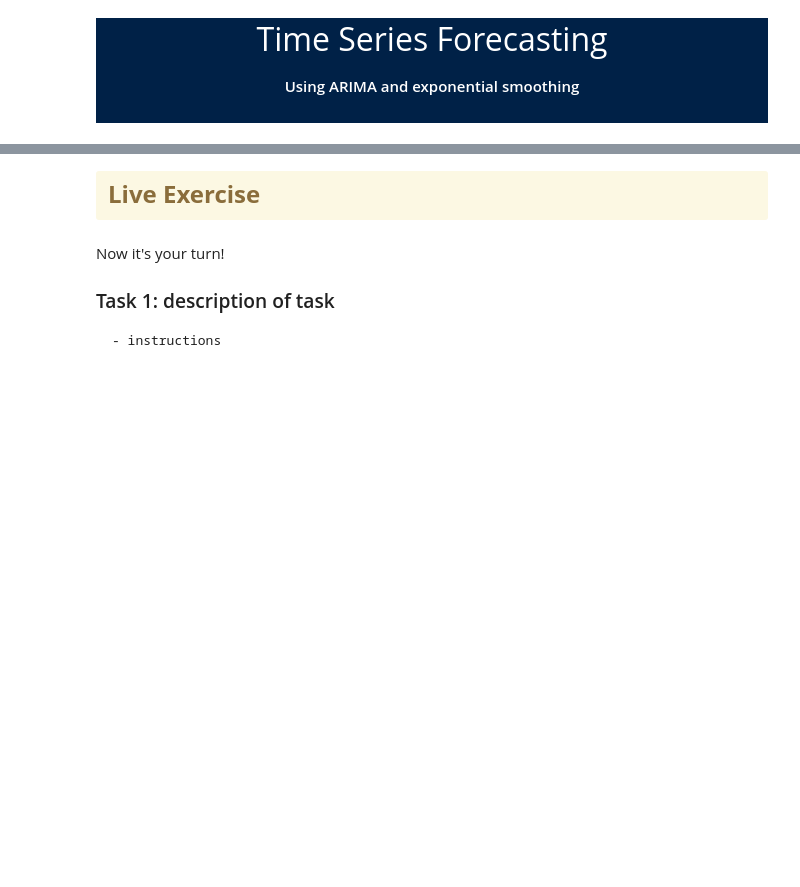
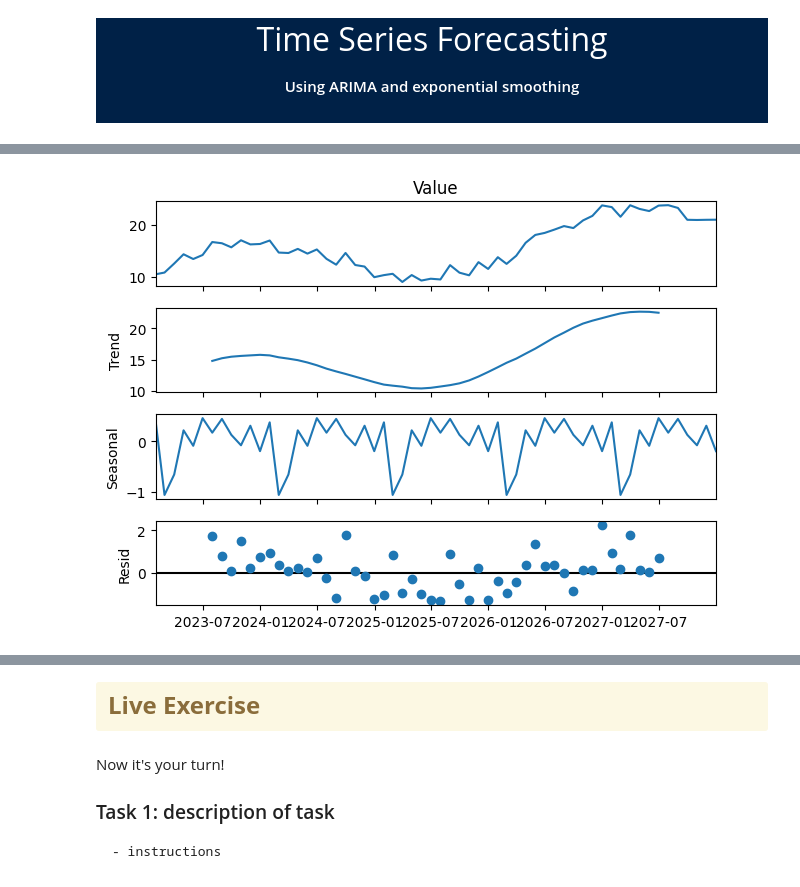
Before and after one commit to devidrees/Data-Analytix-Content-Prep, a Jupyter notebook: Main content day wise/Week 9/Day 34/Time Series Forecasting.ipynb, the cells around one changed output, grey strips where cells are left out. Cells and saved outputs as stored; diff of their text form; code cells hidden in the pictures; blank space fills up the shorter version.

```diff
--- a/Main content day wise/Week 9/Day 34/Time Series Forecasting.ipynb
+++ b/Main content day wise/Week 9/Day 34/Time Series Forecasting.ipynb
@@ -80,0 +392,9 @@ content
+# %%
+# Decomposition
+decompose_result = seasonal_decompose(time_series_df['Value'], model='additive', period=12)
+
+# Plot decomposition
+decompose_result.plot()
+plt.show()
+# %% [output]
+[figure, added]
```
Also changed, not shown: parts of 49 cells of this notebook, 5 other files.
